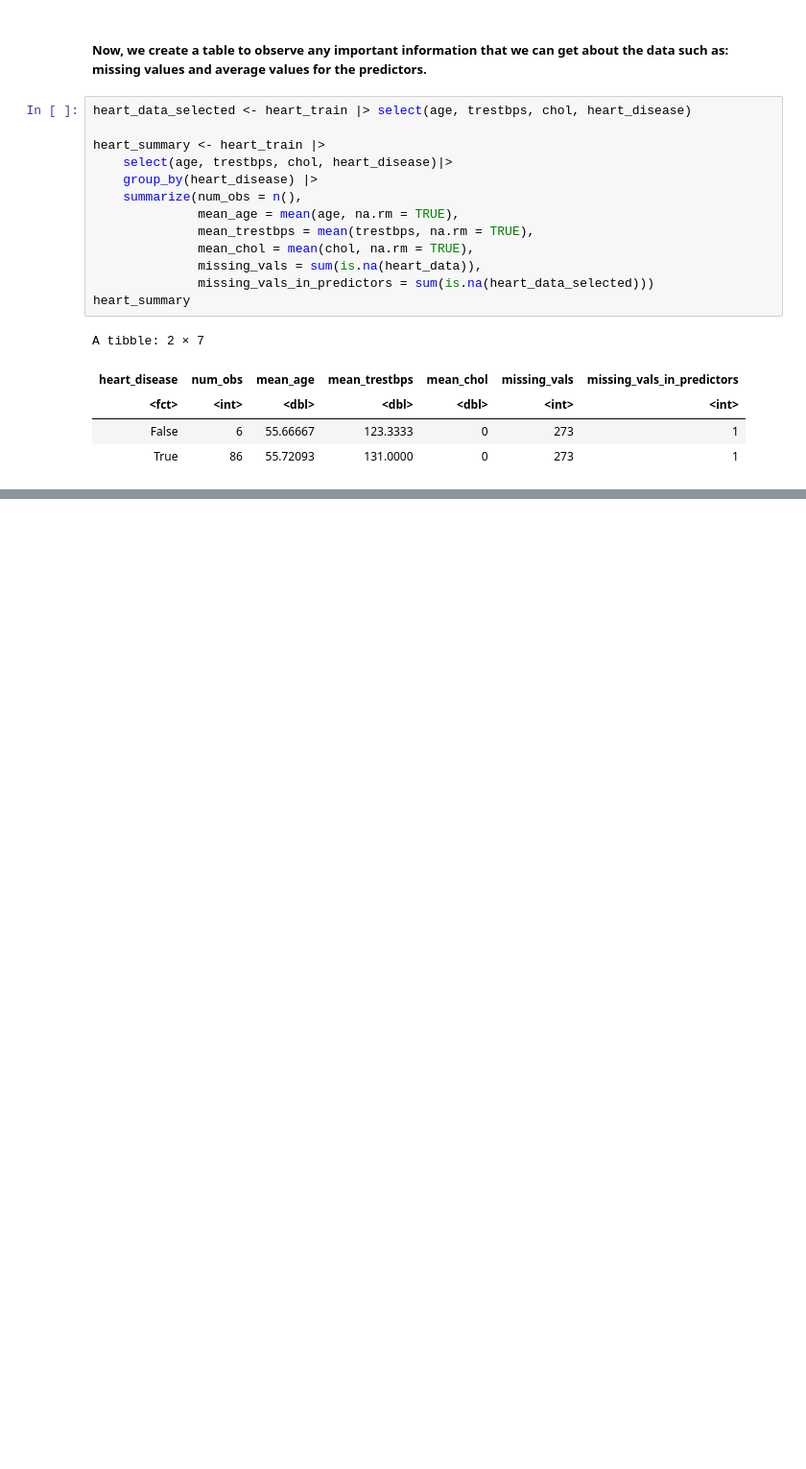
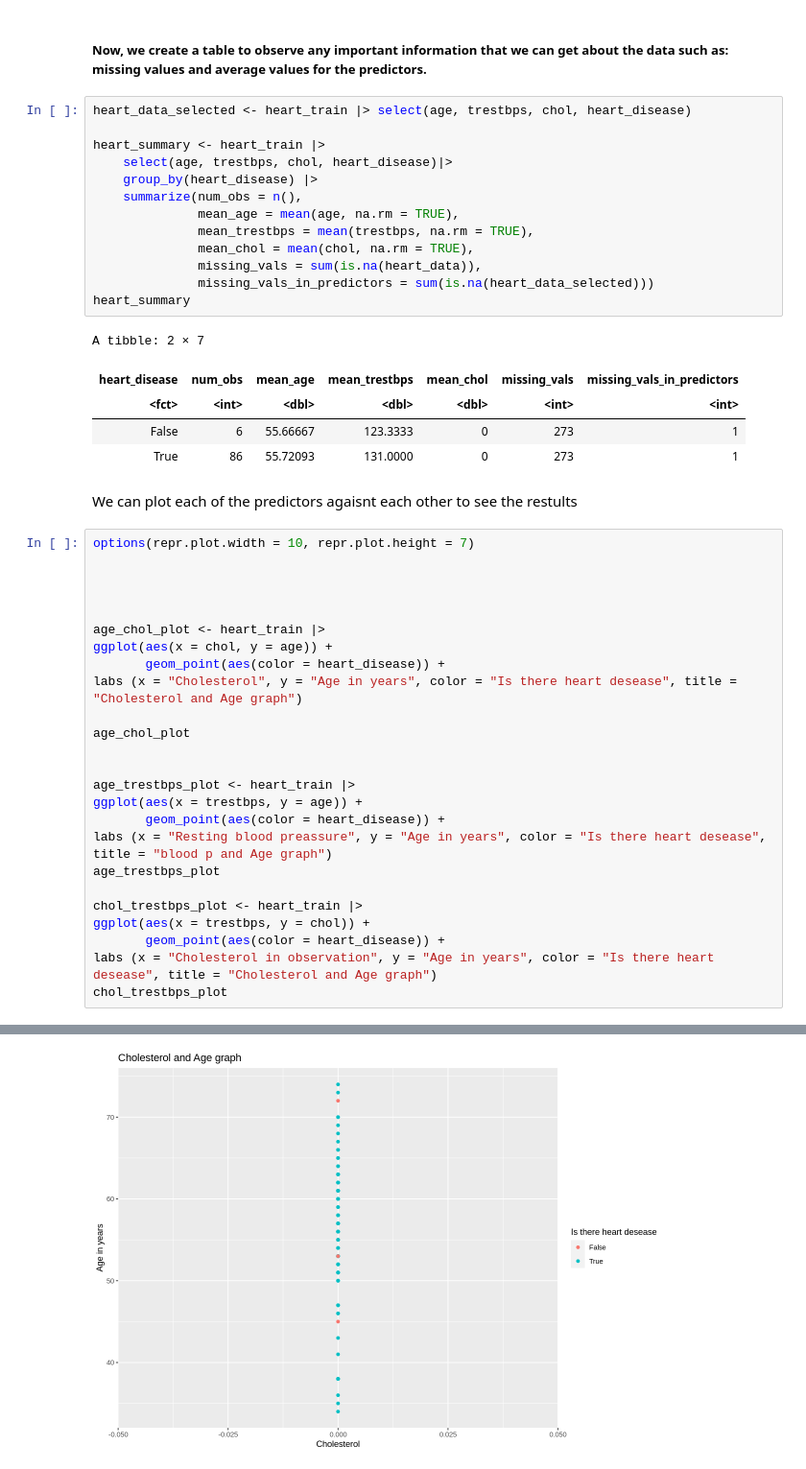
Before and after one commit to loayalabri/Heart-Disease-Class-Group1, a Jupyter notebook: Prposal_notebook.ipynb, the cells around one changed output, grey strips where cells are left out. Shown at 96% size. Saved outputs shown, nothing was run; the diff lists cells and outputs as text; blank space fills up the shorter version.

Commit message:
Graphs

```diff
--- a/Prposal_notebook.ipynb
+++ b/Prposal_notebook.ipynb
@@ -102,3 +84,31 @@ A tibble: 2 × 7
 | <fct> | <int> | <dbl> | <dbl> | <dbl> | <int> | <int> |
 | False | 6 | 55.66667 | 123.3333 | 0 | 273 | 1 |
 | True | 86 | 55.72093 | 131.0000 | 0 | 273 | 1 |
+# %% [markdown]
+We can plot each of the predictors agaisnt each other to see the restults
+# %%
+options(repr.plot.width = 10, repr.plot.height = 7)
+
+
+
+
+age_chol_plot <- heart_train |>
+ggplot(aes(x = chol, y = age)) +
+       geom_point(aes(color = heart_disease)) +
+labs (x = "Cholesterol", y = "Age in years", color = "Is there heart desease", title = "Cholesterol and Age graph")
+
+age_chol_plot
+
+
+age_trestbps_plot <- heart_train |>
+ggplot(aes(x = trestbps, y = age)) +
+       geom_point(aes(color = heart_disease)) +
+labs (x = "Resting blood preassure", y = "Age in years", color = "Is there heart desease", title = "blood p and Age graph")
+age_trestbps_plot
+
+chol_trestbps_plot <- heart_train |>
+ggplot(aes(x = trestbps, y = chol)) +
+       geom_point(aes(color = heart_disease)) +
+labs (x = "Cholesterol in observation", y = "Age in years", color = "Is there heart desease", title = "Cholesterol and Age graph")
+chol_trestbps_plot
+# %% [output]
@@ -104,0 +117 @@ A tibble: 2 × 7
+[figure, added]
```
Also changed, not shown: parts of 2 cells of this notebook.
